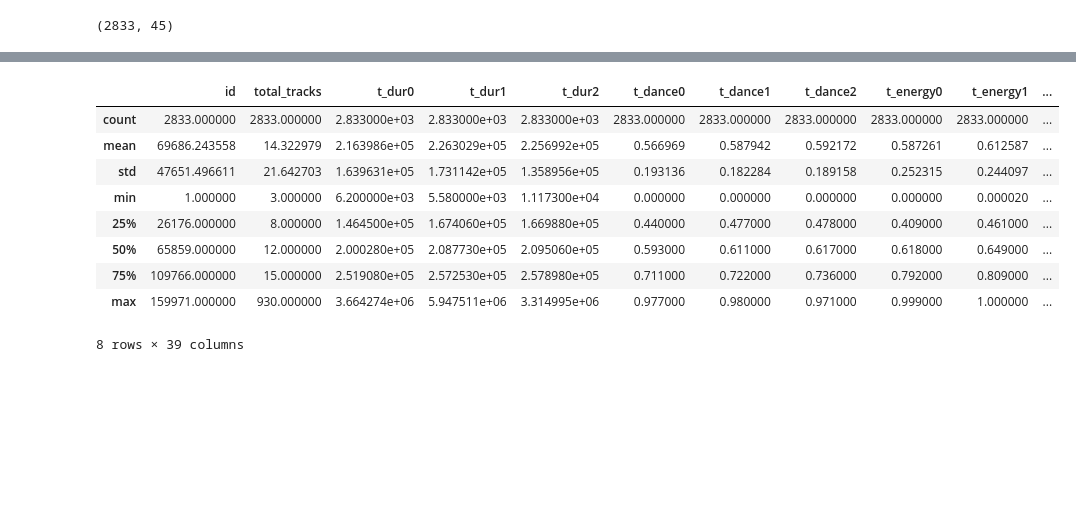
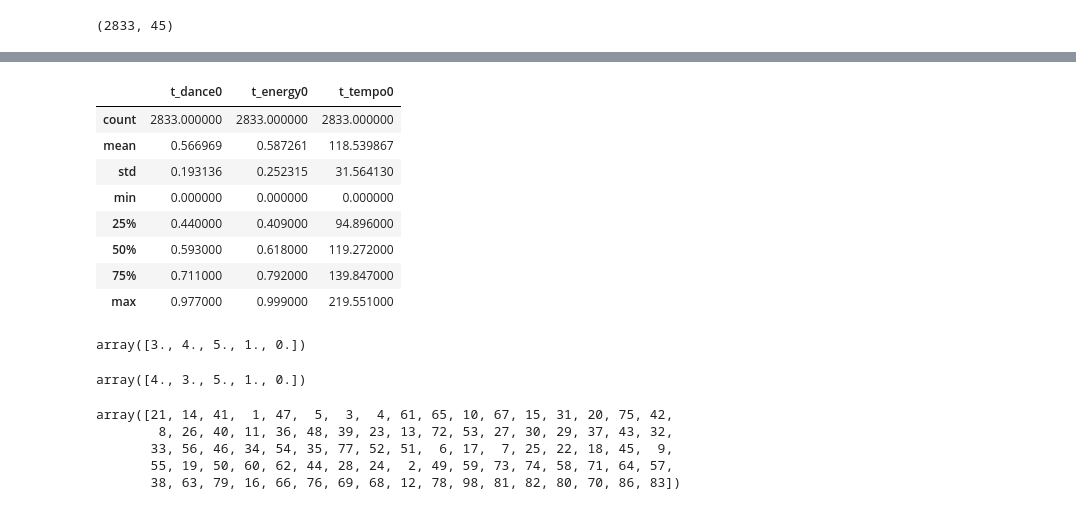
Before and after one commit to thomassi98/TheMachinesLearning, a Jupyter notebook: task_a/master_book.ipynb, the cells around one changed output, grey strips where cells are left out. Drawn from its saved outputs; the diff is of its cells as text; code cells hidden in the pictures; blank space fills up the shorter version.

```diff
--- a/task_a/master_book.ipynb
+++ b/task_a/master_book.ipynb
@@ -41,0 +43,3 @@ df.head()
+# %%
+pd.options.display.max_columns = None
+df.head()
@@ -67,13 +89,29 @@ memory usage: 996.1+ KB
 # %%
-df.describe()
+df[['t_dance0', 't_energy0', 't_tempo0']].describe()
 # %% [output]
-|  | id | total_tracks | t_dur0 | t_dur1 | t_dur2 | t_dance0 | t_dance1 | t_dance2 | t_energy0 | t_energy1 | ... |
-| count | 2833.000000 | 2833.000000 | 2.833000e+03 | 2.833000e+03 | 2.833000e+03 | 2833.000000 | 2833.000000 | 2833.000000 | 2833.000000 | 2833.000000 | ... |
-| mean | 69686.243558 | 14.322979 | 2.163986e+05 | 2.263029e+05 | 2.256992e+05 | 0.566969 | 0.587942 | 0.592172 | 0.587261 | 0.612587 | ... |
-| std | 47651.496611 | 21.642703 | 1.639631e+05 | 1.731142e+05 | 1.358956e+05 | 0.193136 | 0.182284 | 0.189158 | 0.252315 | 0.244097 | ... |
-| min | 1.000000 | 3.000000 | 6.200000e+03 | 5.580000e+03 | 1.117300e+04 | 0.000000 | 0.000000 | 0.000000 | 0.000000 | 0.000020 | ... |
-| 25% | 26176.000000 | 8.000000 | 1.464500e+05 | 1.674060e+05 | 1.669880e+05 | 0.440000 | 0.477000 | 0.478000 | 0.409000 | 0.461000 | ... |
-| 50% | 65859.000000 | 12.000000 | 2.000280e+05 | 2.087730e+05 | 2.095060e+05 | 0.593000 | 0.611000 | 0.617000 | 0.618000 | 0.649000 | ... |
-| 75% | 109766.000000 | 15.000000 | 2.519080e+05 | 2.572530e+05 | 2.578980e+05 | 0.711000 | 0.722000 | 0.736000 | 0.792000 | 0.809000 | ... |
-| max | 159971.000000 | 930.000000 | 3.664274e+06 | 5.947511e+06 | 3.314995e+06 | 0.977000 | 0.980000 | 0.971000 | 0.999000 | 1.000000 | ... |
+|  | t_dance0 | t_energy0 | t_tempo0 |
+| count | 2833.000000 | 2833.000000 | 2833.000000 |
+| mean | 0.566969 | 0.587261 | 118.539867 |
+| std | 0.193136 | 0.252315 | 31.564130 |
+| min | 0.000000 | 0.000000 | 0.000000 |
+| 25% | 0.440000 | 0.409000 | 94.896000 |
+| 50% | 0.593000 | 0.618000 | 119.272000 |
+| 75% | 0.711000 | 0.792000 | 139.847000 |
+| max | 0.977000 | 0.999000 | 219.551000 |
-8 rows × 39 columns
+# %%
+df['t_sig1'].unique()
+# %% [output]
+array([3., 4., 5., 1., 0.])
+# %%
+df['t_sig0'].unique()
+# %% [output]
+array([4., 3., 5., 1., 0.])
+# %%
+arr = df['popularity'].unique()
+arr
+# %% [output]
+array([21, 14, 41,  1, 47,  5,  3,  4, 61, 65, 10, 67, 15, 31, 20, 75, 42,
+        8, 26, 40, 11, 36, 48, 39, 23, 13, 72, 53, 27, 30, 29, 37, 43, 32,
+       33, 56, 46, 34, 54, 35, 77, 52, 51,  6, 17,  7, 25, 22, 18, 45,  9,
+       55, 19, 50, 60, 62, 44, 28, 24,  2, 49, 59, 73, 74, 58, 71, 64, 57,
+       38, 63, 79, 16, 66, 76, 69, 68, 12, 78, 98, 81, 82, 80, 70, 86, 83])
```
Also changed, not shown: parts of 25 cells of this notebook, 2 other files.
